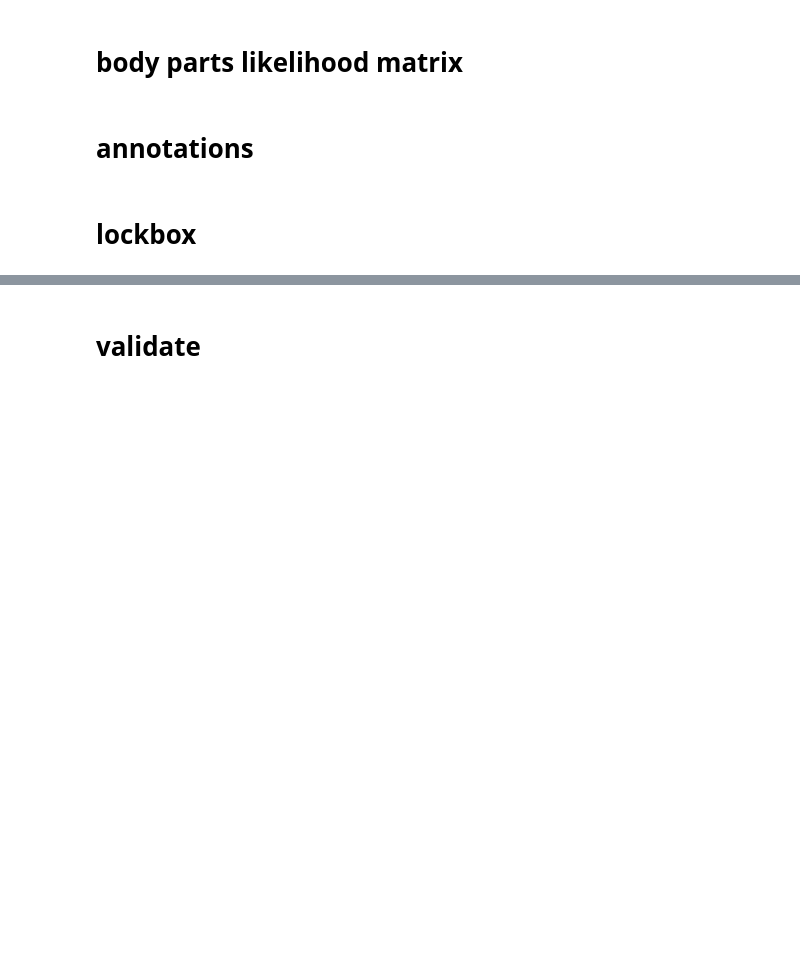
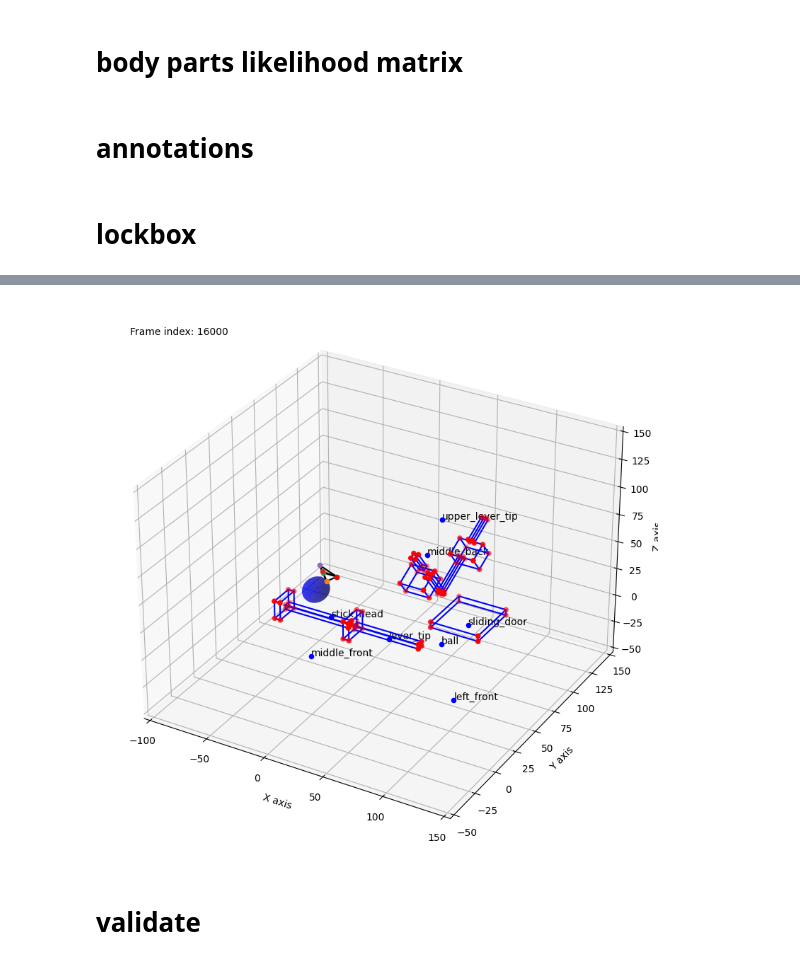
Before and after one commit to BoxedInKehrer/Moused, a Jupyter notebook: pipe.ipynb, the cells around one changed output, grey strips where cells are left out. Cells and saved outputs as stored; diff of their text form; code cells hidden in the pictures; blank space fills up the shorter version.

```diff
--- a/pipe.ipynb
+++ b/pipe.ipynb
@@ -647,18 +667,30 @@ diff_rot = diff_rot.reindex(all_indices)
 ball_3d = ball_3d.reindex(all_indices)
 sliding_door_3d_clean = sliding_door_3d_clean.reindex(all_indices)
 stick_head_3d_clean = stick_head_3d_clean.reindex(all_indices)
-diff_df_clean = diff_df.reindex(all_indices)
+nose_filtered_3d_clean = nose_filtered_3d.reindex(all_indices)
+eye_left_filtered_3d_clean = eye_left_filtered_3d.reindex(all_indices)
+eye_right_filtered_3d_clean = eye_right_filtered_3d.reindex(all_indices)
+ear_left_filtered_3d_clean = ear_left_filtered_3d.reindex(all_indices)
+ear_right_filtered_3d_clean = ear_right_filtered_3d.reindex(all_indices)
 
 # Fill missing values with the next valid value first (to handle initial NaNs)
 diff_rot.fillna(method='bfill', inplace=True)
 ball_3d.fillna(method='bfill', inplace=True)
 sliding_door_3d_clean.fillna(method='bfill', inplace=True)
 stick_head_3d_clean.fillna(method='bfill', inplace=True)
-diff_df_clean.fillna(method='bfill', inplace=True)
+nose_filtered_3d_clean.fillna(method='bfill', inplace=True)
+eye_left_filtered_3d_clean.fillna(method='bfill', inplace=True)
+eye_right_filtered_3d_clean.fillna(method='bfill', inplace=True)
+ear_left_filtered_3d_clean.fillna(method='bfill', inplace=True)
+ear_right_filtered_3d_clean.fillna(method='bfill', inplace=True)
 
 # Fill remaining missing values with the previous valid value
 diff_rot.fillna(method='ffill', inplace=True)
 ball_3d.fillna(method='ffill', inplace=True)
 sliding_door_3d_clean.fillna(method='ffill', inplace=True)
 stick_head_3d_clean.fillna(method='ffill', inplace=True)
-diff_df_clean.fillna(method='ffill', inplace=True)
+nose_filtered_3d_clean.fillna(method='ffill', inplace=True)
+eye_left_filtered_3d_clean.fillna(method='ffill', inplace=True)
+eye_right_filtered_3d_clean.fillna(method='ffill', inplace=True)
+ear_left_filtered_3d_clean.fillna(method='ffill', inplace=True)
+ear_right_filtered_3d_clean.fillna(method='ffill', inplace=True)
@@ -945,0 +1044,69 @@ MovieWriter imagemagick unavailable; using Pillow instead.
+# %%
+fig = plt.figure(figsize=(10, 10))
+ax = fig.add_subplot(111, projection='3d')
+
+def update_graph(loop_ind):
+    ax.clear()
+    # test_index = diff_rot.iloc[loop_ind].name
+    rot = (diff_rot.iloc[loop_ind].lower)
+    ball_center = extract_xyz(ball_3d, loop_ind)
+    door_center = extract_xyz(sliding_door_3d_clean, loop_ind)
+    stick_start = extract_xyz(stick_head_3d_clean, loop_ind)
+
+    nose_x, nose_y, nose_z = extract_xyz_special(nose_filtered_3d_clean.iloc[loop_ind], 's')
+    points = np.empty((0,3))
+    points = np.vstack([points, extract_xyz_special(eye_left_filtered_3d_clean.iloc[loop_ind], 's')])
+    points = np.vstack([points, extract_xyz_special(eye_left_filtered_3d_clean.iloc[loop_ind], 's')])
+    points = np.vstack([points, extract_xyz_special(eye_right_filtered_3d_clean.iloc[loop_ind], 's')])
+    points = np.vstack([points, extract_xyz_special(ear_left_filtered_3d_clean.iloc[loop_ind], 's')])
+    points = np.vstack([points, extract_xyz_special(ear_right_filtered_3d_clean.iloc[loop_ind], 's')])
+
+    body_centroid = np.mean(points, axis=0)
+
+    transformed_coordinates = transform_shape([nose_x, nose_y, nose_z], body_centroid, optimized_coordinates)
+
+    labels = ['nose', 'eye_left', 'eye_right', 'ear_left', 'ear_right']
+
+    plot_shape(transformed_coordinates, labels, ax)
+
+
+    ax.scatter(nose_x,nose_y,nose_z, c='r', label='nose')
+    # if np.linalg.norm(np.array([nose_x,nose_y,nose_z]) - np.array([eye_l_x, eye_l_y, eye_l_z])) < body_part_range:
+    #     ax.scatter(eye_l_x,eye_l_y,eye_l_z, c='b', label='eye_left')
+    # if np.linalg.norm(np.array([nose_x,nose_y,nose_z]) - np.array([eye_r_x,eye_r_y,eye_r_z])) < body_part_range:
+    #     ax.scatter(eye_r_x,eye_r_y,eye_r_z, c='b', label='eye_right')
+    # if np.linalg.norm(np.array([nose_x,nose_y,nose_z]) - np.array([ear_l_x,ear_l_y,ear_l_z])) < body_part_range:
+    #     ax.scatter(ear_l_x,ear_l_y,ear_l_z, c='g', label='ear_left')
+    # if np.linalg.norm(np.array([nose_x,nose_y,nose_z]) - np.array([ear_r_x,ear_r_y,ear_r_z])) < body_part_range:
+    #     ax.scatter(ear_r_x,ear_r_y,ear_r_z, c='g', label='ear_right')
+
+    plot_stick(stick_start, fig, ax)
+
+    phi, theta = np.mgrid[0.0:2.0 * np.pi:100j, 0.0:np.pi:50j]
+    x = ball_center[0] + ball_radius * np.sin(theta) * np.cos(phi)
+    y = ball_center[1] + ball_radius * np.sin(theta) * np.sin(phi)
+    z = ball_center[2] + ball_radius * np.cos(theta)
+    ax.plot_surface(x, y, z, color='b', alpha=0.6)
+
+    bounding_boxes_lever = [
+    ([49, 87, 15], [(4, 4, 30), (20, 16, 14), (4, 4, 20)], 270 + rot, 0, 180),
+    ([49, 87, 15], [(4, 4, 30), (20, 16, 14), (4, 4, 20)], 0 - rot, 0, 0)]
+    plot_multiple_bounding_boxes_lever(bounding_boxes_lever, fig, ax)
+    plot_sliding_door(door_center, fig, ax)
+
+    for part, coords in lock_box_parts.items():
+        plot_point(ax, coords, label=part)
+
+    ax.set_xlabel('X axis')
+    ax.set_ylabel('Y axis')
+    ax.set_zlabel('Z axis')
+    ax.set_xlim(-100, 150)
+    ax.set_ylim(-50, 150)
+    ax.set_zlim(-50, 150)
+    ax.text2D(0.05, 0.95, f"Frame index: {loop_ind}", transform=ax.transAxes)
+
+frame_indices = range(0, len(sliding_door_3d), 10)
+ani = animation.FuncAnimation(fig, update_graph, frames=frame_indices, interval=200)
+ani.save('3d_animation.gif', writer='imagemagick')
+plt.show()
+# %% [output]
@@ -946,3 +1114,4 @@ MovieWriter imagemagick unavailable; using Pillow instead.
+[figure, added]
 # %%
 def check_intersection_with_elements(point, radius, bounding_boxes, ball_center, ball_radius, door_center, door_dimensions, stick_start, stick_segments):
     px, py, pz = point
```
Also changed, not shown: parts of 12 cells of this notebook, 1 other file.
